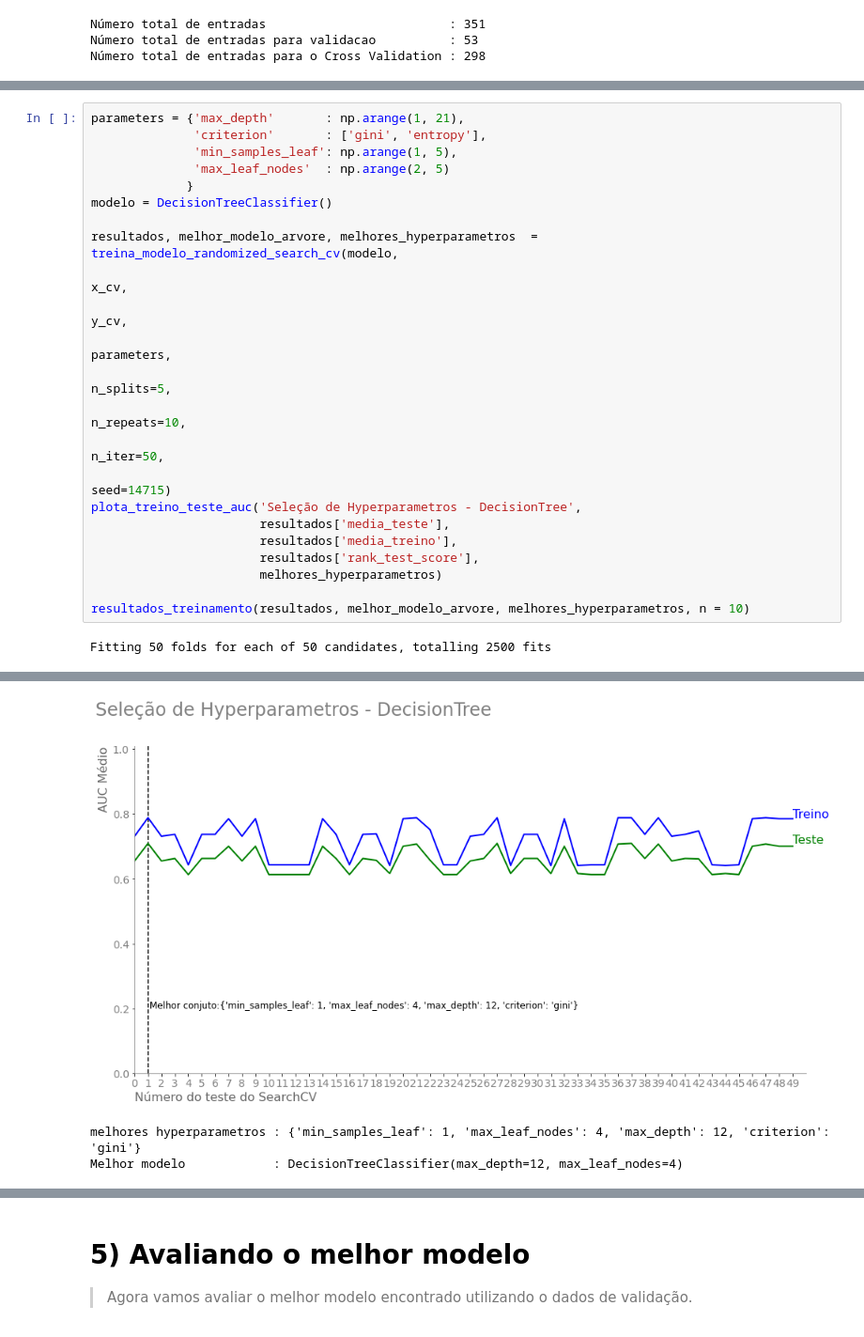
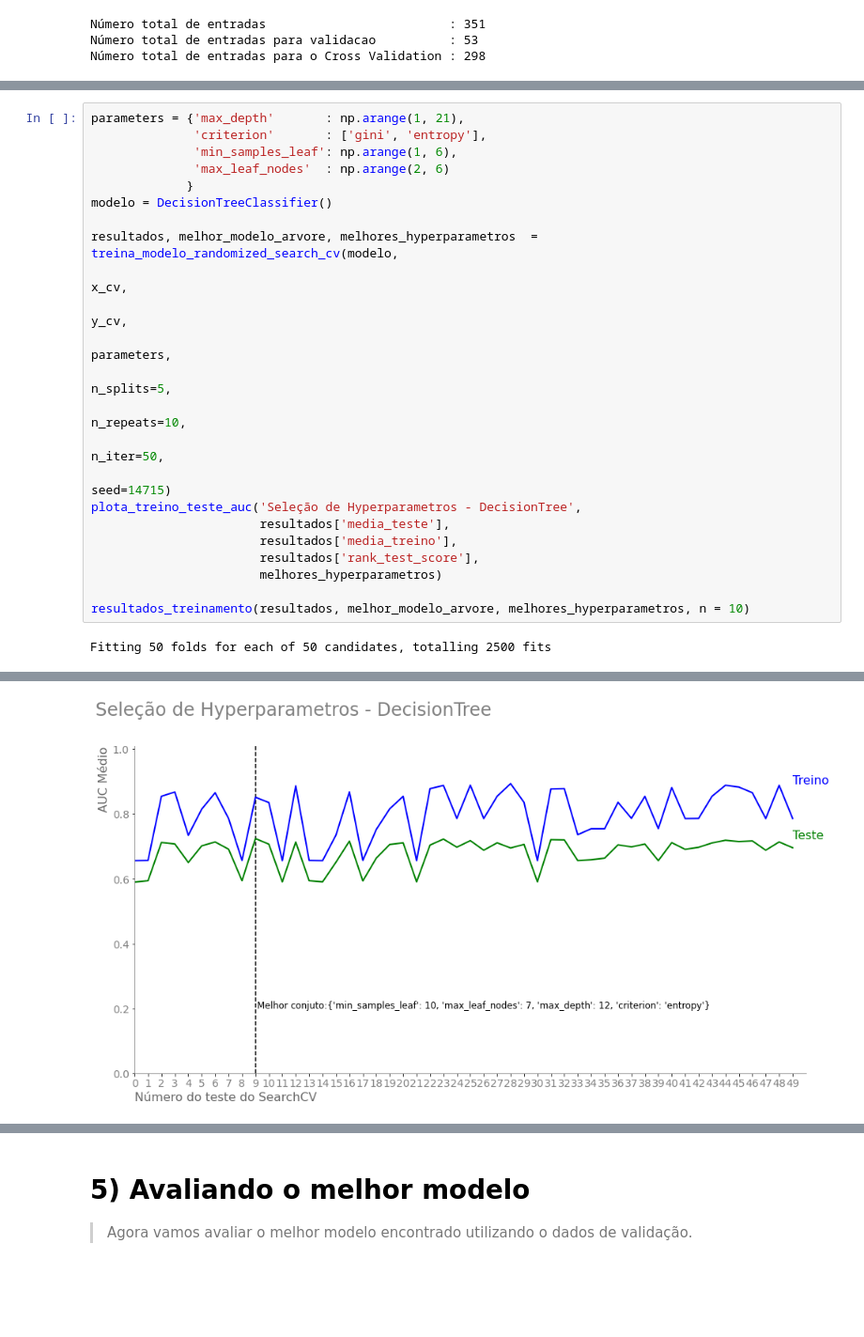
Before and after one commit to HenriqueCCdA/BC_DS_Projeto_Final, a Jupyter notebook: Notebooks/ML/treinamentos.ipynb, the cells around one changed output, grey strips where cells are left out. Shown at 94% size. Drawn from its saved outputs; the diff is of its cells as text; blank space fills up the shorter version.

```diff
--- a/Notebooks/ML/treinamentos.ipynb
+++ b/Notebooks/ML/treinamentos.ipynb
@@ -177,8 +245,8 @@ Melhor modelo            : LogisticRegression(C=0.083318554966759, max_iter=1000
 # %%
 parameters = {'max_depth'       : np.arange(1, 21),
               'criterion'       : ['gini', 'entropy'],
-              'min_samples_leaf': np.arange(1, 5),
-              'max_leaf_nodes'  : np.arange(2, 5)
+              'min_samples_leaf': np.arange(1, 6),
+              'max_leaf_nodes'  : np.arange(2, 6)
              }
 modelo = DecisionTreeClassifier()
 
@@ -202,3 +272 @@ Fitting 50 folds for each of 50 candidates, totalling 2500 fits
-[figure, old version]
+[figure, new version]
-melhores hyperparametros : {'min_samples_leaf': 1, 'max_leaf_nodes': 4, 'max_depth': 12, 'criterion': 'gini'}
-Melhor modelo            : DecisionTreeClassifier(max_depth=12, max_leaf_nodes=4)
```
Also changed, not shown: parts of 30 cells of this notebook.
